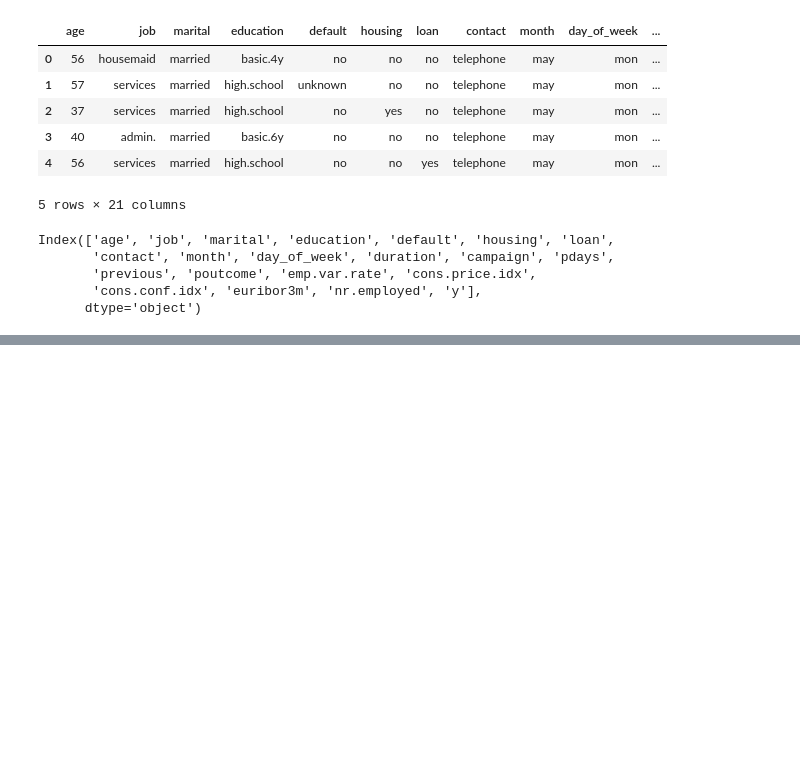
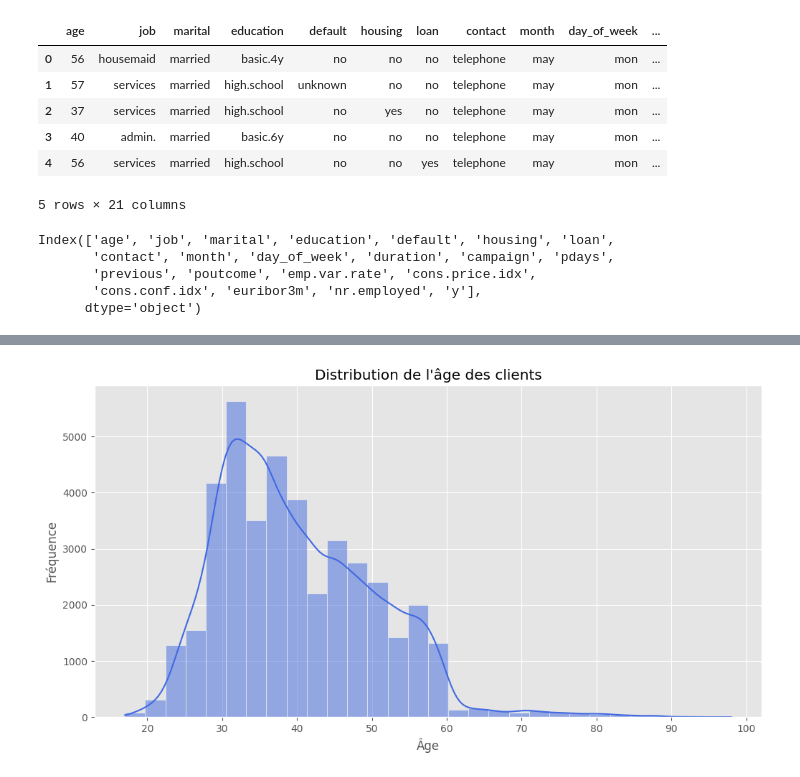
Before and after one commit to Yosri15/Bank-Marketing-ML, a Jupyter notebook: Bank_MarketingML.ipynb, the cells around one changed output, grey strips where cells are left out. Cells and saved outputs as stored; diff of their text form; code cells hidden in the pictures; blank space fills up the shorter version.

```diff
--- a/Bank_MarketingML.ipynb
+++ b/Bank_MarketingML.ipynb
@@ -42,0 +78,8 @@ Index(['age', 'job', 'marital', 'education', 'default', 'housing', 'loan',
+# %%
+df = df.rename(columns={
+    'emp.var.rate': 'emp_var_rate',
+    'cons.price.idx': 'cons_price_idx',
+    'cons.conf.idx': 'cons_conf_idx',
+    'nr.employed': 'nr_employed'
+})
+df.head()
@@ -42,0 +107,3 @@ Index(['age', 'job', 'marital', 'education', 'default', 'housing', 'loan',
+# %%
+# Encodage de la target
+df['y'] = df['y'].map({'yes': 1, 'no': 0})
@@ -42,0 +151,14 @@ Index(['age', 'job', 'marital', 'education', 'default', 'housing', 'loan',
+# %%
+# Visualisations des données
+plt.style.use('ggplot')
+plt.rcParams['figure.figsize'] = (12, 6)
+# %%
+# 1. Distribution de l'âge
+plt.figure()
+sns.histplot(df['age'], bins=30, kde=True, color='royalblue')
+plt.title("Distribution de l'âge des clients")
+plt.xlabel('Âge')
+plt.ylabel('Fréquence')
+plt.show()
+# %% [output]
+[figure, added]
```
Also changed, not shown: parts of 24 cells of this notebook.
